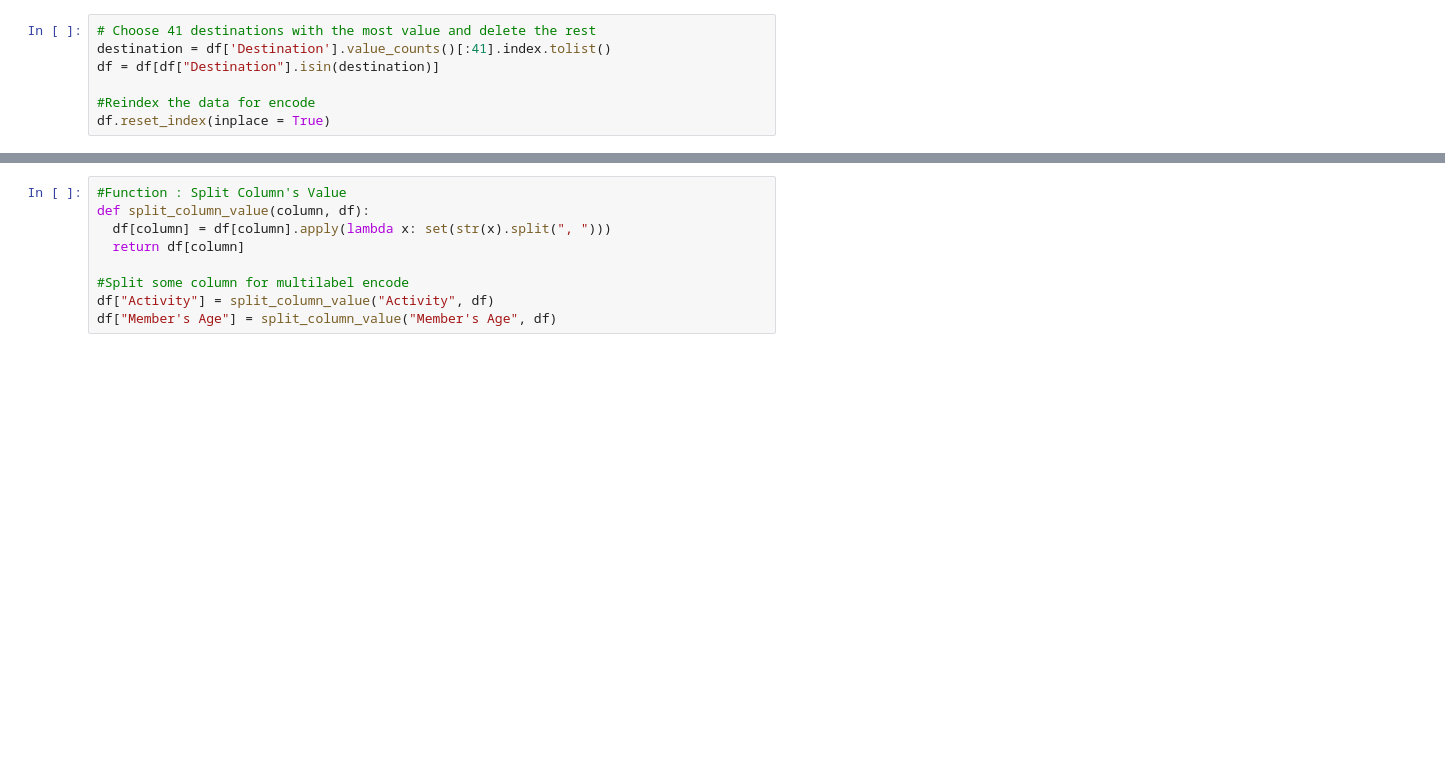
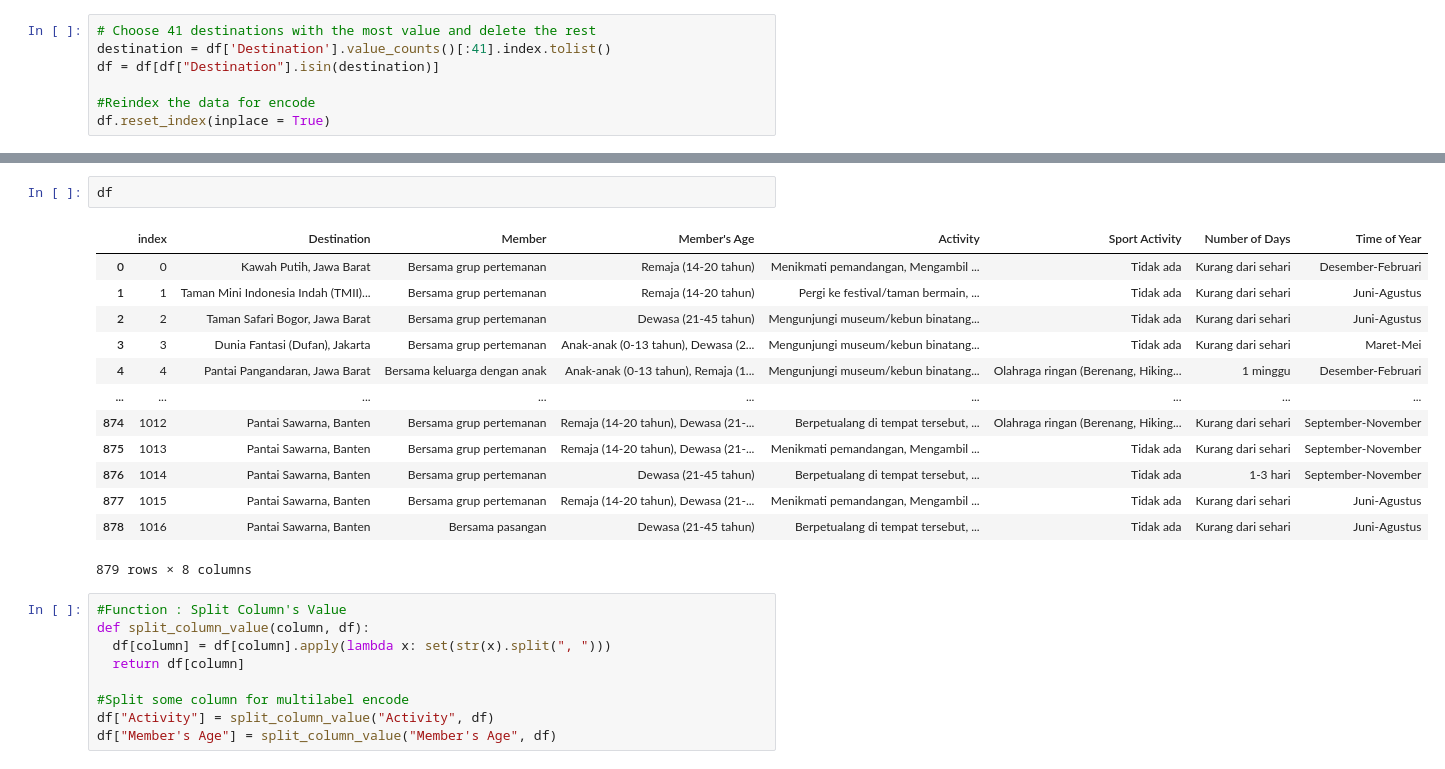
Before and after one commit to C22-PS165-Heal-Go/HnG-MachineLearning, a Jupyter notebook: src/dl_model.ipynb, the cells around one changed output, grey strips where cells are left out. Cells and saved outputs as stored; diff of their text form; blank space fills up the shorter version.

```diff
--- a/src/dl_model.ipynb
+++ b/src/dl_model.ipynb
@@ -83,3 +104,19 @@ df.reset_index(inplace = True)
+# %%
+df
+# %% [output]
+|  | index | Destination | Member | Member's Age | Activity | Sport Activity | Number of Days | Time of Year |
+| 0 | 0 | Kawah Putih, Jawa Barat | Bersama grup pertemanan | Remaja (14-20 tahun) | Menikmati pemandangan, Mengambil ... | Tidak ada | Kurang dari sehari | Desember-Februari |
+| 1 | 1 | Taman Mini Indonesia Indah (TMII)... | Bersama grup pertemanan | Remaja (14-20 tahun) | Pergi ke festival/taman bermain, ... | Tidak ada | Kurang dari sehari | Juni-Agustus |
+| 2 | 2 | Taman Safari Bogor, Jawa Barat | Bersama grup pertemanan | Dewasa (21-45 tahun) | Mengunjungi museum/kebun binatang... | Tidak ada | Kurang dari sehari | Juni-Agustus |
+| 3 | 3 | Dunia Fantasi (Dufan), Jakarta | Bersama grup pertemanan | Anak-anak (0-13 tahun), Dewasa (2... | Mengunjungi museum/kebun binatang... | Tidak ada | Kurang dari sehari | Maret-Mei |
+| 4 | 4 | Pantai Pangandaran, Jawa Barat | Bersama keluarga dengan anak | Anak-anak (0-13 tahun), Remaja (1... | Mengunjungi museum/kebun binatang... | Olahraga ringan (Berenang, Hiking... | 1 minggu | Desember-Februari |
+| ... | ... | ... | ... | ... | ... | ... | ... | ... |
+| 874 | 1012 | Pantai Sawarna, Banten | Bersama grup pertemanan | Remaja (14-20 tahun), Dewasa (21-... | Berpetualang di tempat tersebut, ... | Olahraga ringan (Berenang, Hiking... | Kurang dari sehari | September-November |
+| 875 | 1013 | Pantai Sawarna, Banten | Bersama grup pertemanan | Remaja (14-20 tahun), Dewasa (21-... | Menikmati pemandangan, Mengambil ... | Tidak ada | Kurang dari sehari | September-November |
+| 876 | 1014 | Pantai Sawarna, Banten | Bersama grup pertemanan | Dewasa (21-45 tahun) | Berpetualang di tempat tersebut, ... | Tidak ada | 1-3 hari | September-November |
+| 877 | 1015 | Pantai Sawarna, Banten | Bersama grup pertemanan | Remaja (14-20 tahun), Dewasa (21-... | Menikmati pemandangan, Mengambil ... | Tidak ada | Kurang dari sehari | Juni-Agustus |
+| 878 | 1016 | Pantai Sawarna, Banten | Bersama pasangan | Dewasa (21-45 tahun) | Berpetualang di tempat tersebut, ... | Tidak ada | Kurang dari sehari | Juni-Agustus |
+879 rows × 8 columns
 # %%
 #Function : Split Column's Value
 def split_column_value(column, df):
```
Also changed, not shown: parts of 25 cells of this notebook, 7 other files.
